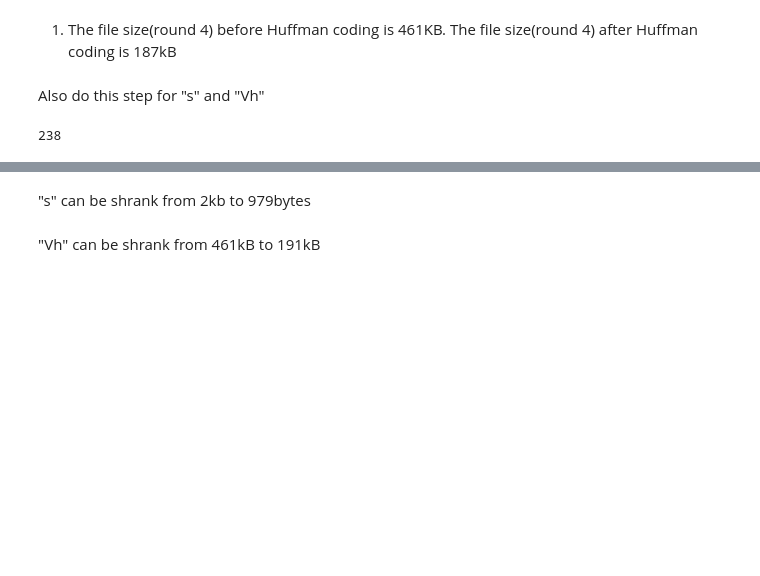
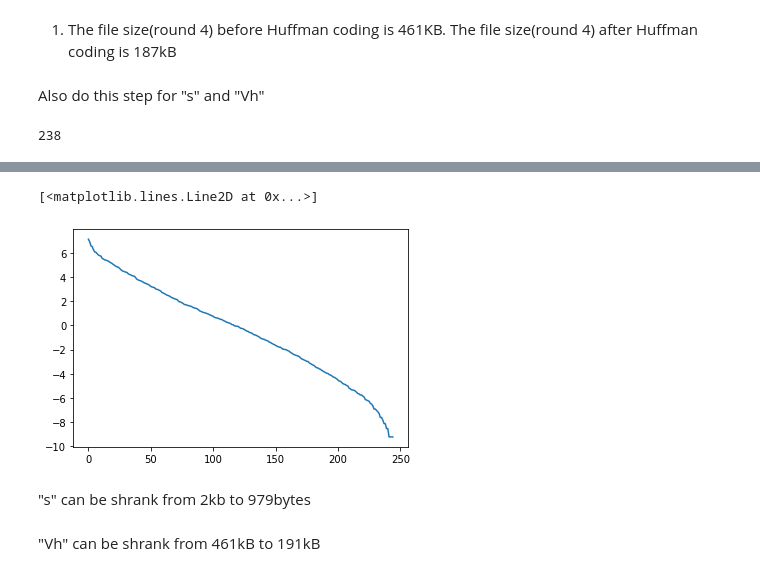
Before and after one commit to DigitalBiomarkerDiscoveryPipeline/Data-Compression-Toolbox, a Jupyter notebook: Baiying/code_m1-acc.ipynb, the cells around one changed output, grey strips where cells are left out. Cells and saved outputs as stored; diff of their text form; code cells hidden in the pictures; blank space fills up the shorter version.

```diff
--- a/Baiying/code_m1-acc.ipynb
+++ b/Baiying/code_m1-acc.ipynb
@@ -375,3 +436,8 @@ unique.size
+# %%
+plt.plot(np.log(round_s1))
+# %% [output]
+[<matplotlib.lines.Line2D at 0x...>]
+[figure, added]
 # %%
 round_s2 = np.around(s2,4)
 unique, counts = np.unique(round_s2, return_counts=True)
```
Also changed, not shown: parts of 12 cells of this notebook, 4 other files.
